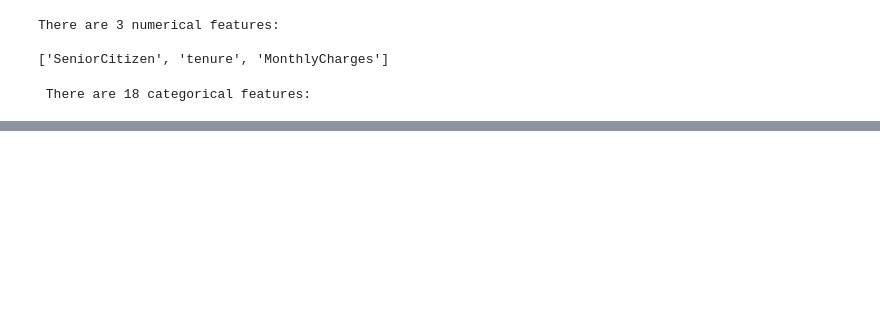
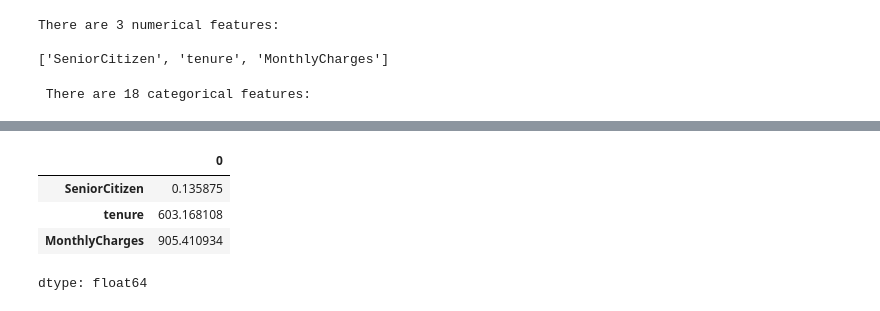
Before and after one commit to K3ny3tta/Group6_TelcoData, a Jupyter notebook: Group6_Telco_RF.ipynb, the cells around one changed output, grey strips where cells are left out. Cells and saved outputs as stored; diff of their text form; code cells hidden in the pictures; blank space fills up the shorter version.

```diff
--- a/Group6_Telco_RF.ipynb
+++ b/Group6_Telco_RF.ipynb
@@ -99,0 +129,8 @@ print(f' There are {len (categorical_features)} categorical features:', '\n')
+# %%
+numerical_data.var()
+# %% [output]
+|  | 0 |
+| SeniorCitizen | 0.135875 |
+| tenure | 603.168108 |
+| MonthlyCharges | 905.410934 |
+dtype: float64
```
Also changed, not shown: parts of 8 cells of this notebook.
